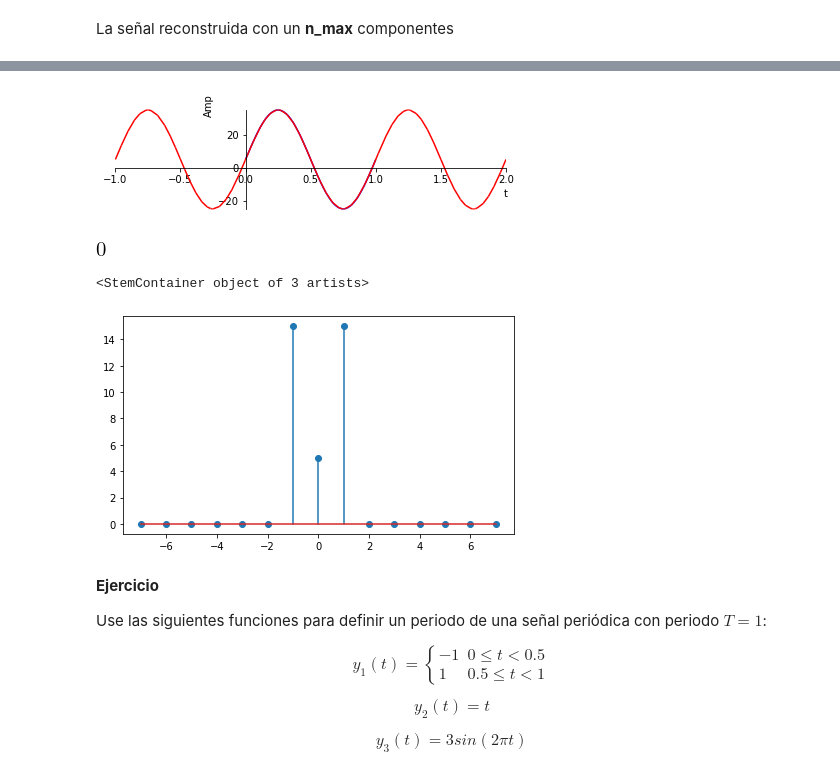
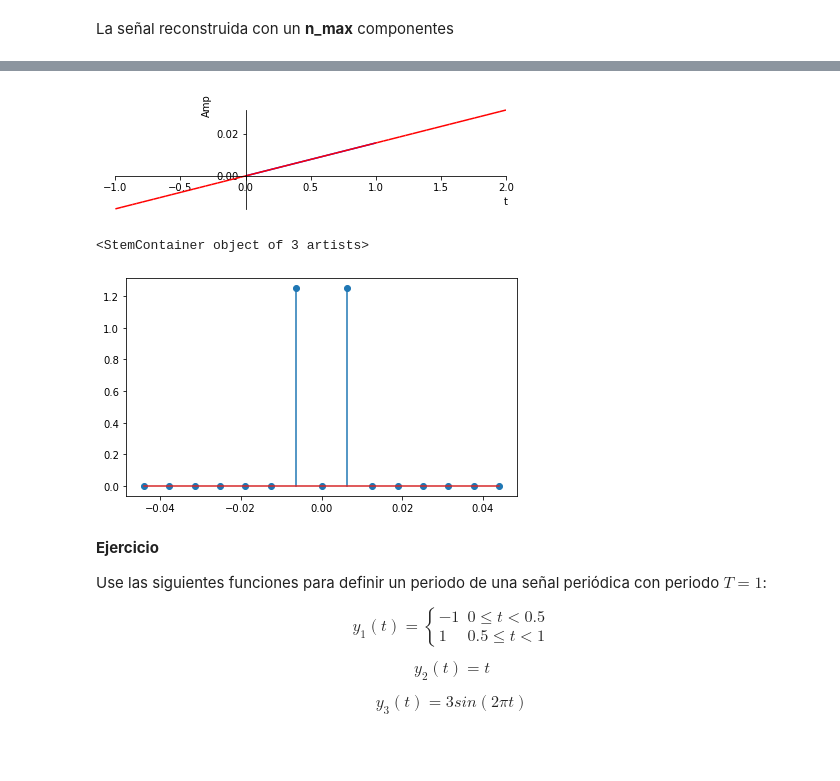
Before and after one commit to pierrediazp/Se-ales_y_Sistemas, a Jupyter notebook: 04_Series_de_Fourier.ipynb, the cells around one changed output, grey strips where cells are left out. Drawn from its saved outputs; the diff is of its cells as text; code cells hidden in the pictures; blank space fills up the shorter version.

```diff
--- a/04_Series_de_Fourier.ipynb
+++ b/04_Series_de_Fourier.ipynb
@@ -116,7 +116,7 @@ La señal $y(t) = sin(2 \pi t)$ es en sí misma una oscilación pura de periodo
 # Se define y como el seno de t
 t = sym.symbols('t', real=True)
 #T = sym.symbols('T', real=True)
-T = 1
+T = 1000
 nw = sym.symbols('n', real=True)
 delta = sym.DiracDelta(nw)
 w0 = 2 * sym.pi / T
@@ -125,6 +125,7 @@ w0 = 2 * sym.pi / T
 # y = 4*sym.sin(w0*t + 0.5) - 10
 # y = sym.sin(w0*t)
 # y = (t-0.5)*(t-0.5)
-y = 5 + 30*sym.sin(w0*t)
+y = 2.5*sym.sin(w0*t)
+# y = 2.5*(sym.sin(w0*t))**2 + (sym.sin(7.5*w0*t))**2
 y
 # %% [output]
@@ -138,7 +139,7 @@ y_ser = 0
 C = 0
 ns = range(-n_max,n_max+1)
 espectro = pd.DataFrame(index = ns,
-                        columns= ['C','C_real','C_imag','C_Abs','C_Arg'])
+                        columns= ['n','w','C','C_real','C_imag','C_Abs','C_Arg'])
 
 for n in espectro.index:
     C_n = (1/T)*sym.integrate(y*sym.exp(-1j*n*w0*t), (t,0,T)).evalf()
@@ -148,8 +149,9 @@ for n in espectro.index:
     C_i = float(sym.im(C_n))
     C_Abs = float(sym.Abs(C_n))
     C_Arg = float(sym.arg(C_n))
+    espectro['n'][n] = n
+    espectro['w'][n] = n*w0
     espectro['C_real'][n] = C_r
     espectro['C_imag'][n] = C_i
     espectro['C_Abs'][n] = C_Abs
     espectro['C_Arg'][n] = C_Arg
-espectro
@@ -186,17 +167,13 @@ g2 = sym.plot(sym.re(y_ser), (t,-1,2), ylabel=r'Amp',show=False,line_color='red'
 g1.extend(g2)
 g1.show()
 # %% [output]
-[figure, old version]
+[figure, new version]
-# %%
-C
-# %% [output]
-[figure, removed]
 # %%
 plt.rcParams['figure.figsize'] = 7, 4
-plt.stem(espectro.index,espectro['C_Abs'])
+plt.stem(espectro['w'],espectro['C_Abs'])
 # %% [output]
 <StemContainer object of 3 artists>
-[figure, old version]
+[figure, new version]
 # %% [markdown]
 **Ejercicio**
 
```
Also changed, not shown: parts of 4 cells of this notebook, 27 other files.
